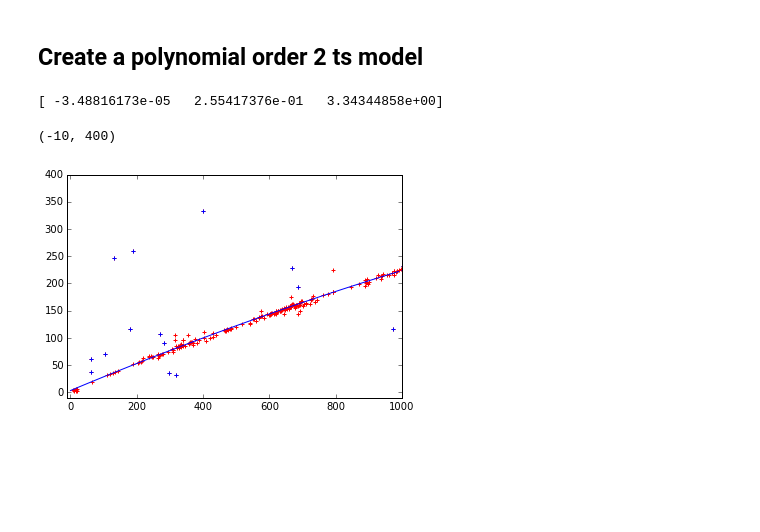
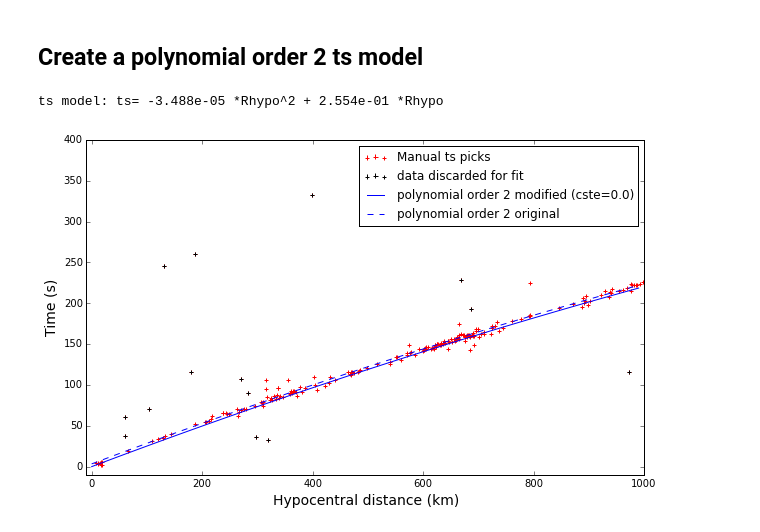
Before and after one commit to stephane-on/Spectral_analysis, a Jupyter notebook: Section_vs_epicentral_distance.ipynb, the cells around one changed output. Cells and saved outputs as stored; diff of their text form; code cells hidden in the pictures; blank space fills up the shorter version.

```diff
--- a/Section_vs_epicentral_distance.ipynb
+++ b/Section_vs_epicentral_distance.ipynb
@@ -7,7 +7,8 @@ import numpy as np
 import matplotlib.pyplot as plt
 from scipy.optimize import curve_fit
 # %%
-fnames=csv2rec('/home/stephane/WORK/ON/GEM/DATA/Brazil/input_processing_2012_12_19_04_54_37_700.csv')
+#fnames=csv2rec('/home/stephane/WORK/ON/GEM/DATA/Brazil/input_processing_2012_12_19_04_54_37_700.csv')
+fnames=csv2rec('/home/stephane/WORK/ON/GEM/DATA/Brazil/test_Gonzalo_matlab/input_processing.csv')
 fnames=fnames.tolist()
 # %%
 # Read the first record
@@ -132,15 +132,3 @@ plt.legend((grey_line, red_line, blue_line, blue_line_dashed),('recorded data','
-# %%
-plt.figure(figsize=(10,8))
-for k, i in enumerate(dado['orglist']):
-    x=dado['R'][i]+np.ones_like(dado['time'][i])
-    y=dado['time'][i]
-    print dado['time'][i][2]
-    #plt.pcolor(dado['R'][i]+np.ones_like(dado['time'][i]),dado['time'][i],np.array(dado['amp'][i],np.ones_like(dado['time'][i])))
-#dist=np.arange(0,1000,50)
-#timeP=dist/6.0
-#plt.plot(dist,timeP,color='red')
-#timeS=dist/3.5
-#plt.plot(dist,timeS,color='green')
 # %% [markdown]
 # Test using all the data
 # %%
@@ -247,29 +250,40 @@ plt.ylim(ymin=-10,ymax=200)
 # %% [markdown]
 ## Create a polynomial order 2 ts model
 # %%
+
 del weights,p
 weights=np.ones_like(dado['R'])
 Rdata=[];
 Tdata=[];
 for k, ts in enumerate(dado['ts_manual']):
     # Give zero weight to wrong tp (<0 or > 200 sec) or R >1000km
     if (ts <= 0 or ts > 400 or dado['R'][k] > 1000) or (ts > 30 and dado['R'][k]< 100) or (ts > 60 and dado['R'][k]< 200) or (ts < 50 and dado['R'][k]> 200) or (ts > 80 and dado['R'][k]< 300) or (ts >175 and dado['R'][k]< 700) or (ts < 150 and dado['R'][k]> 800):
         weights[k]=0.0
         Rdata.append(dado['R'][k])
         Tdata.append(ts)
 p=np.polyfit(dado['R'],dado['ts_manual'],2,w=weights)
-print p
-ts_model = np.poly1d(p)
+ts_model_ori = np.poly1d(p)
+# Set the constant term to 0.0
+ts_model = np.poly1d([p[0],p[1],0.0])
 
-plt.scatter(dado['R'],dado['ts_manual'],marker='+',color='red')
-plt.scatter(Rdata,Tdata,marker='+',color='blue')
-plt.plot(np.arange(0,1000,10),ts_model(np.arange(0,1000,10)),color='blue')
+print 'ts model: ts= {0:.3e} *Rhypo^2 + {1:.3e} *Rhypo'.format(p[0],p[1])
+
+plt.figure(figsize=(10,6))
+red_crosses = plt.scatter(dado['R'],dado['ts_manual'],marker='+',color='red')
+black_crosses = plt.scatter(Rdata,Tdata,marker='+',color='black')
+blue_line, = plt.plot(np.arange(0,1000,10),ts_model(np.arange(0,1000,10)),color='blue',label='polynomial order 2 modified (cste=0.0)')
+blue_dashed_line, = plt.plot(np.arange(0,1000,10),ts_model_ori(np.arange(0,1000,10)),color='blue',linestyle='--',label='polynomial order 2 original')
 plt.xlim(xmin=-10,xmax=1000)
 plt.ylim(ymin=-10,ymax=400)
+plt.legend((red_crosses, black_crosses, blue_line, blue_dashed_line),
+           ('Manual ts picks', 'data discarded for fit', 'polynomial order 2 modified (cste=0.0)', 'polynomial order 2 original'))
+plt.xlabel('Hypocentral distance (km)',fontsize=14)
+plt.ylabel('Time (s)',fontsize=14)
+
+plt.savefig('model_ts.png')
 # %% [output]
-[ -3.48816173e-05   2.55417376e-01   3.34344858e+00]
+ts model: ts= -3.488e-05 *Rhypo^2 + 2.554e-01 *Rhypo
-(-10, 400)
-[figure, old version]
+[figure, new version]
 # %%
 plt.figure(figsize=(12,8))
 for k, i in enumerate(dado['orglist']):
```
Also changed, not shown: parts of 5 cells of this notebook.
